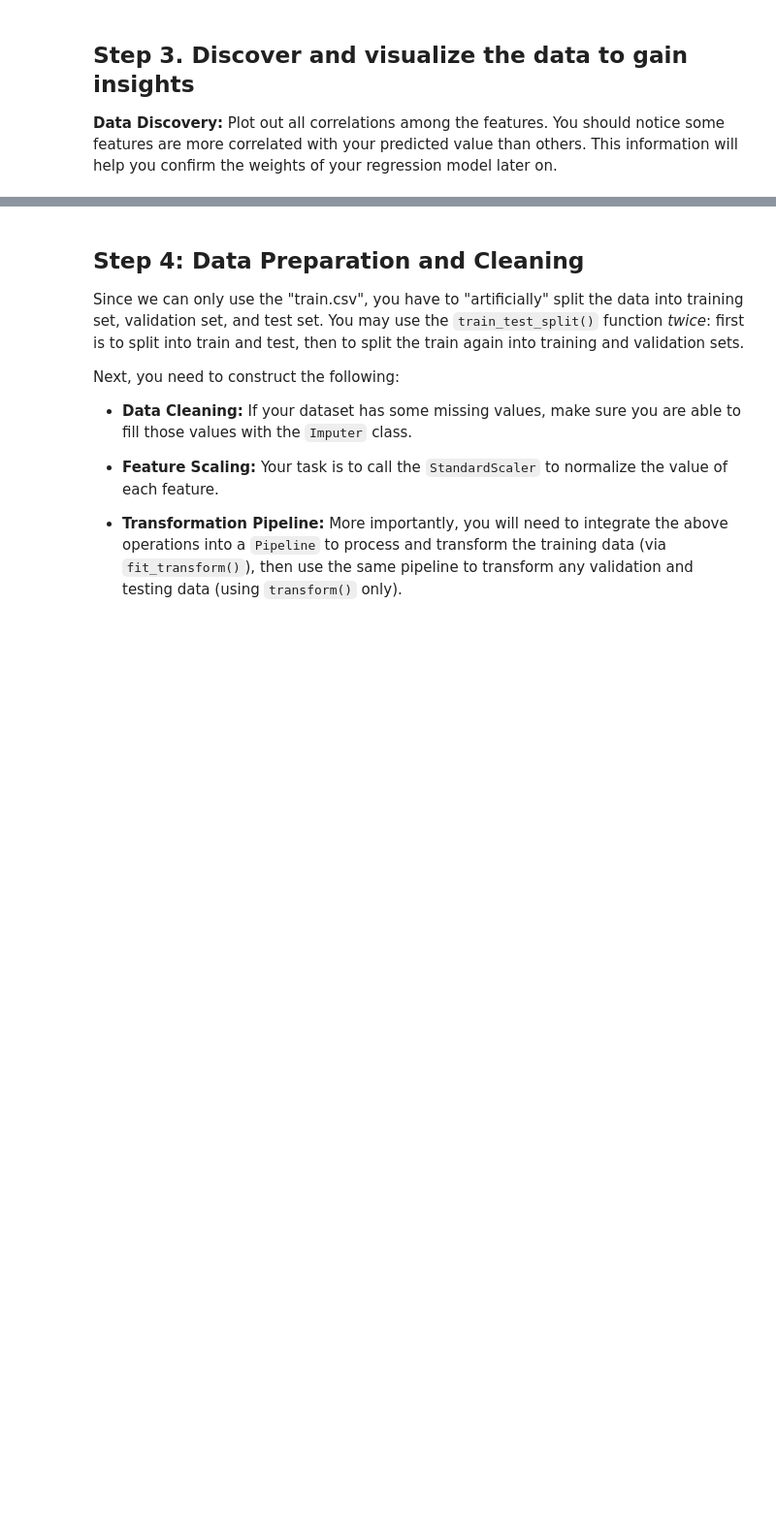
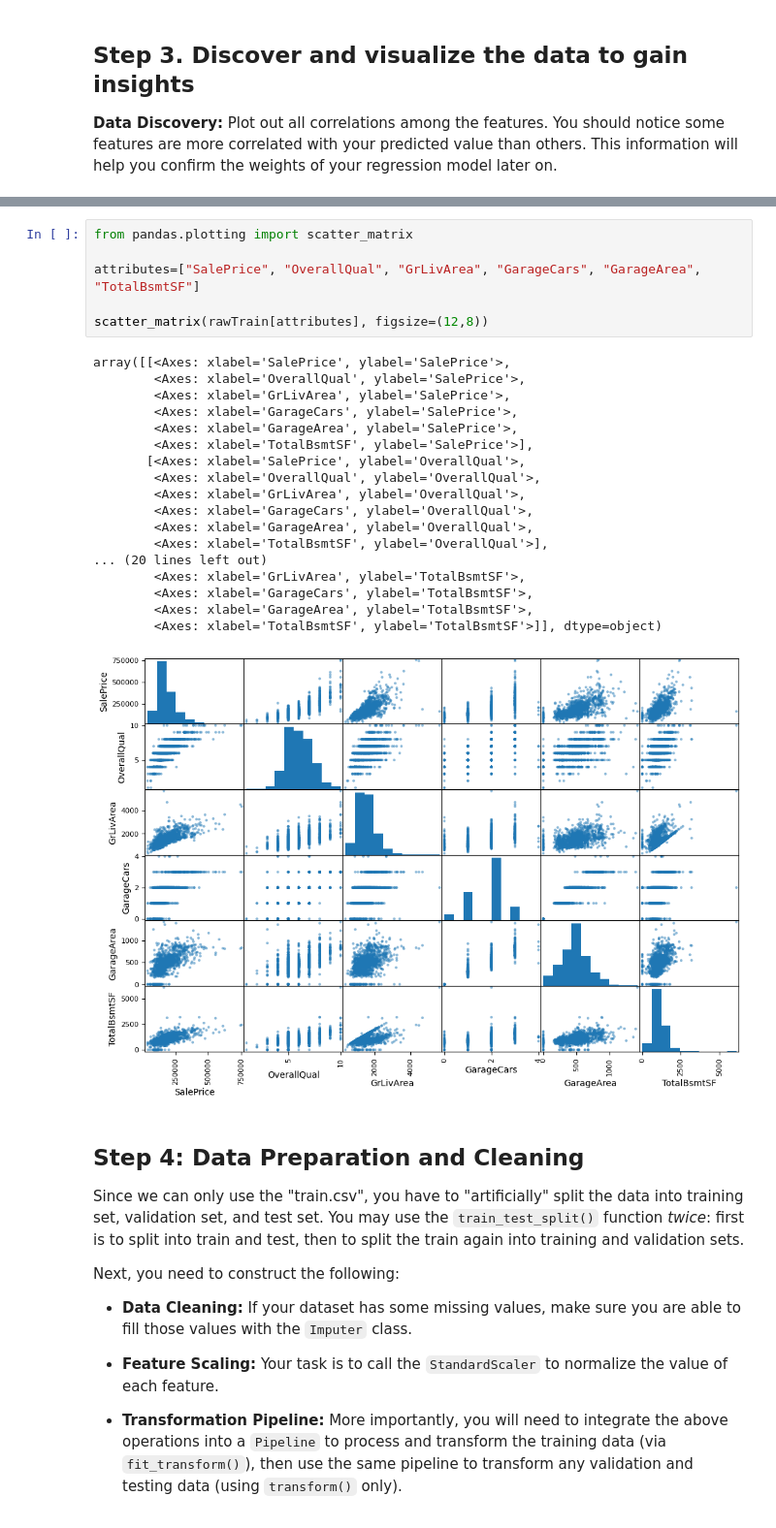
Before and after one commit to SamHarless/Codeathon1, a Jupyter notebook: CS_4774_Codeathon_1.ipynb, the cells around one changed output, grey strips where cells are left out. Shown: that part at 97% size. Saved outputs shown, nothing was run; the diff lists cells and outputs as text; blank space fills up the shorter version.

```diff
--- a/CS_4774_Codeathon_1.ipynb
+++ b/CS_4774_Codeathon_1.ipynb
@@ -82,3 +103,28 @@ yes there are missing values, yes there are many categorical features
+# %%
+from pandas.plotting import scatter_matrix
+
+attributes=["SalePrice", "OverallQual", "GrLivArea", "GarageCars", "GarageArea", "TotalBsmtSF"]
+
+scatter_matrix(rawTrain[attributes], figsize=(12,8))
+# %% [output]
+array([[<Axes: xlabel='SalePrice', ylabel='SalePrice'>,
+        <Axes: xlabel='OverallQual', ylabel='SalePrice'>,
+        <Axes: xlabel='GrLivArea', ylabel='SalePrice'>,
+        <Axes: xlabel='GarageCars', ylabel='SalePrice'>,
+        <Axes: xlabel='GarageArea', ylabel='SalePrice'>,
+        <Axes: xlabel='TotalBsmtSF', ylabel='SalePrice'>],
+       [<Axes: xlabel='SalePrice', ylabel='OverallQual'>,
+        <Axes: xlabel='OverallQual', ylabel='OverallQual'>,
+        <Axes: xlabel='GrLivArea', ylabel='OverallQual'>,
+        <Axes: xlabel='GarageCars', ylabel='OverallQual'>,
+        <Axes: xlabel='GarageArea', ylabel='OverallQual'>,
+        <Axes: xlabel='TotalBsmtSF', ylabel='OverallQual'>],
+... (20 lines left out)
+        <Axes: xlabel='GrLivArea', ylabel='TotalBsmtSF'>,
+        <Axes: xlabel='GarageCars', ylabel='TotalBsmtSF'>,
+        <Axes: xlabel='GarageArea', ylabel='TotalBsmtSF'>,
+        <Axes: xlabel='TotalBsmtSF', ylabel='TotalBsmtSF'>]], dtype=object)
+[figure, added]
 # %% [markdown]
 ##  Step 4: Data Preparation and Cleaning
 Since we can only use the "train.csv", you have to "artificially" split the data into training set, validation set, and test set. You may use the `train_test_split()` function *twice*: first is to split into train and test, then to split the train again into training and validation sets.
```
Also changed, not shown: parts of 1 cell of this notebook.
